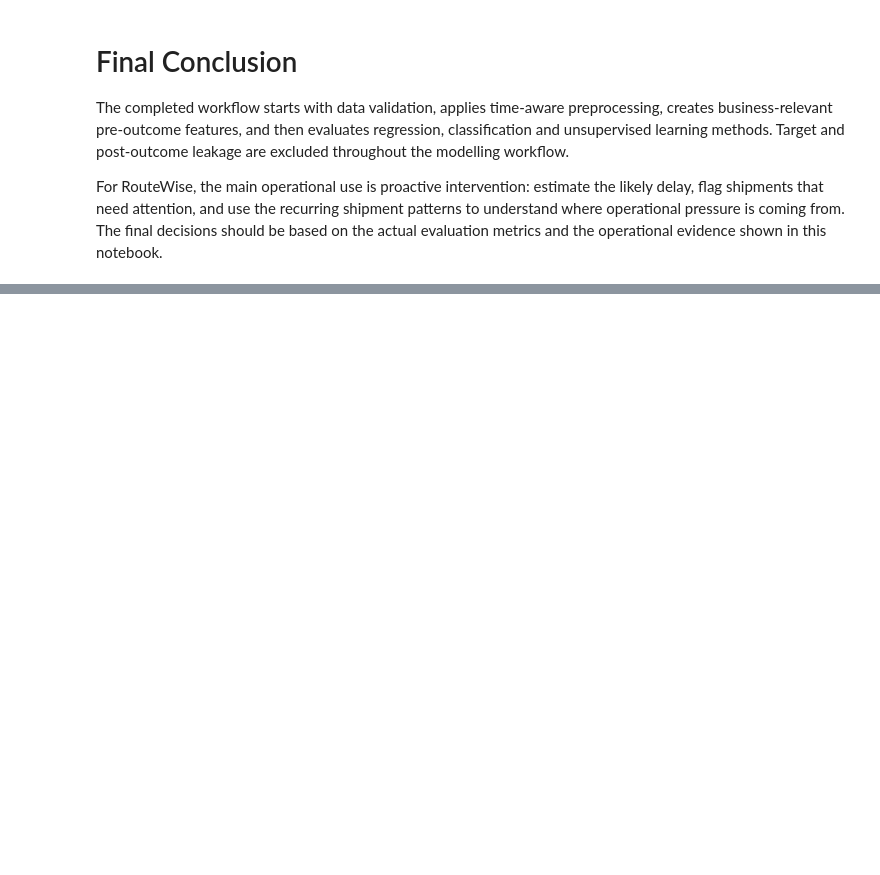
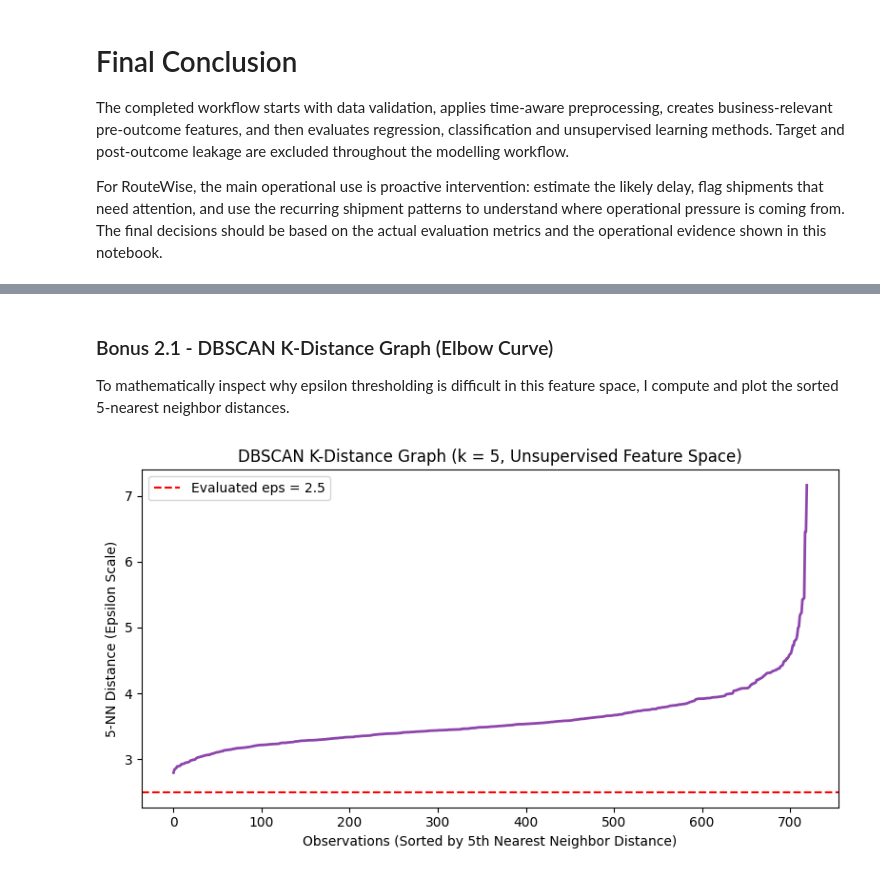
Before and after one commit to rupali-chauksey/Logistics_Delivery_Risk_Intelligence, a Jupyter notebook: logistics_delivery_delay_analysis.ipynb, the cells around one changed output, grey strips where cells are left out. Drawn from its saved outputs; the diff is of its cells as text; code cells hidden in the pictures; blank space fills up the shorter version.

```diff
--- a/logistics_delivery_delay_analysis.ipynb
+++ b/logistics_delivery_delay_analysis.ipynb
@@ -1886,0 +1957,24 @@ For RouteWise, the main operational use is proactive intervention: estimate the
+# %% [markdown]
+### Bonus 2.1 - DBSCAN K-Distance Graph (Elbow Curve)
+
+To mathematically inspect why epsilon thresholding is difficult in this feature space, I compute and plot the sorted 5-nearest neighbor distances.
+# %%
+from sklearn.neighbors import NearestNeighbors
+
+# Compute 5-NN distances across all observations
+k_neighbors = 5
+nbrs = NearestNeighbors(n_neighbors=k_neighbors).fit(dense_unsup_features)
+distances, _ = nbrs.kneighbors(dense_unsup_features)
+sorted_k_distances = np.sort(distances[:, k_neighbors - 1])
+
+plt.figure(figsize=(8, 4.5))
+plt.plot(sorted_k_distances, color='#8e44ad', lw=2)
+plt.title('DBSCAN K-Distance Graph (k = 5, Unsupervised Feature Space)')
+plt.xlabel('Observations (Sorted by 5th Nearest Neighbor Distance)')
+plt.ylabel('5-NN Distance (Epsilon Scale)')
+plt.axhline(y=2.5, color='r', linestyle='--', label='Evaluated eps = 2.5')
+plt.legend()
+plt.tight_layout()
+plt.show()
+# %% [output]
+[figure, added]
```
Also changed, not shown: parts of 17 cells of this notebook, 3 other files.
